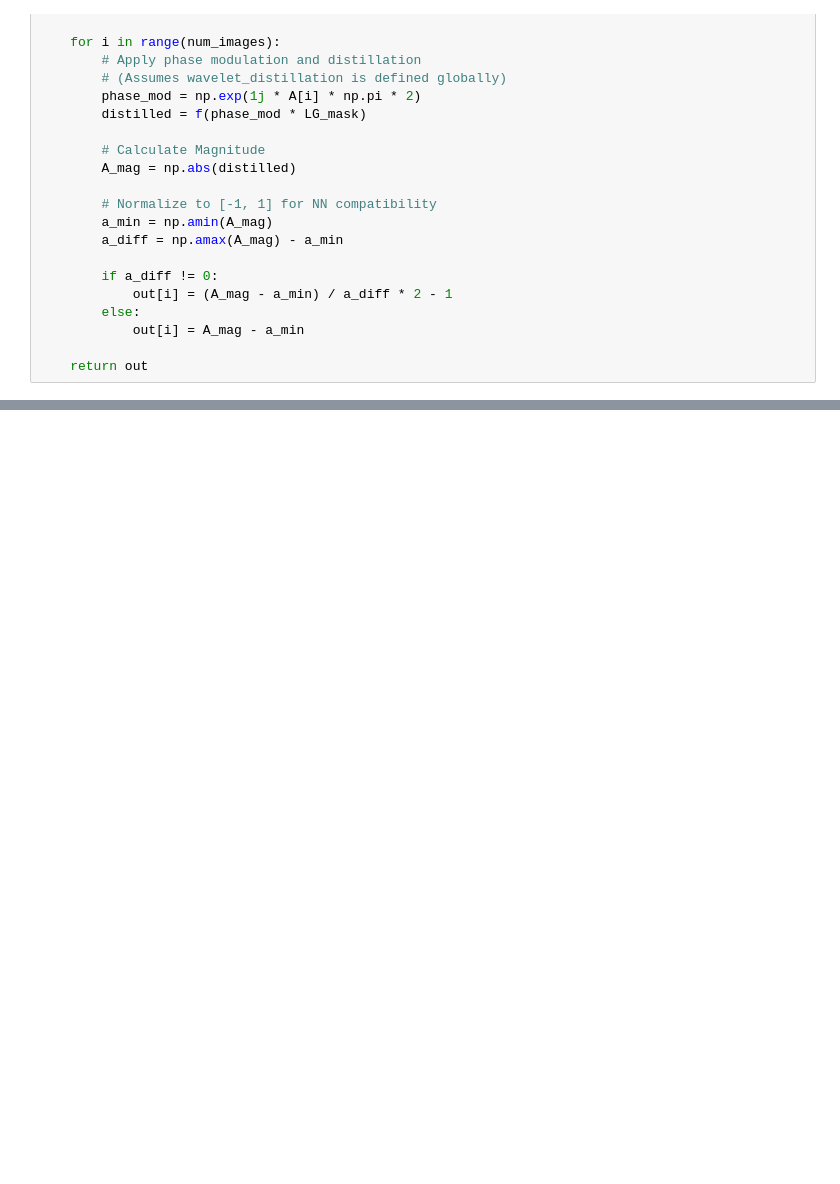
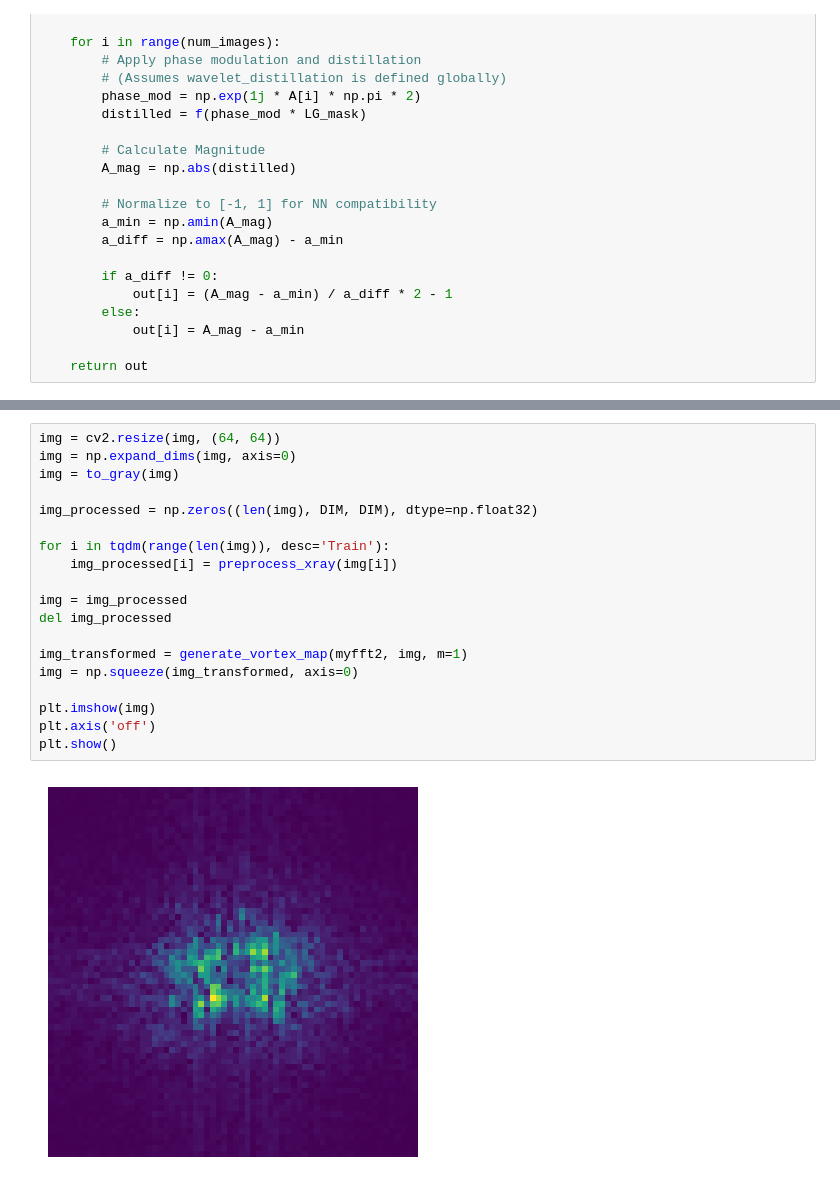
Before and after one commit to jetwidjaja96-cloud/MV, a Jupyter notebook: lung_speckle.ipynb, the cells around one changed output, grey strips where cells are left out. Saved outputs shown, nothing was run; the diff lists cells and outputs as text; blank space fills up the shorter version.

```diff
--- a/lung_speckle.ipynb
+++ b/lung_speckle.ipynb
@@ -105,0 +181,21 @@ for epoch in range(epochs):
+# %%
+img = cv2.resize(img, (64, 64))
+img = np.expand_dims(img, axis=0)
+img = to_gray(img)
+
+img_processed = np.zeros((len(img), DIM, DIM), dtype=np.float32)
+
+for i in tqdm(range(len(img)), desc='Train'):
+    img_processed[i] = preprocess_xray(img[i])
+
+img = img_processed
+del img_processed
+
+img_transformed = generate_vortex_map(myfft2, img, m=1)
+img = np.squeeze(img_transformed, axis=0)
+
+plt.imshow(img)
+plt.axis('off')
+plt.show()
+# %% [output]
+[figure, added]
```
Also changed, not shown: parts of 8 cells of this notebook, 2 other files.
